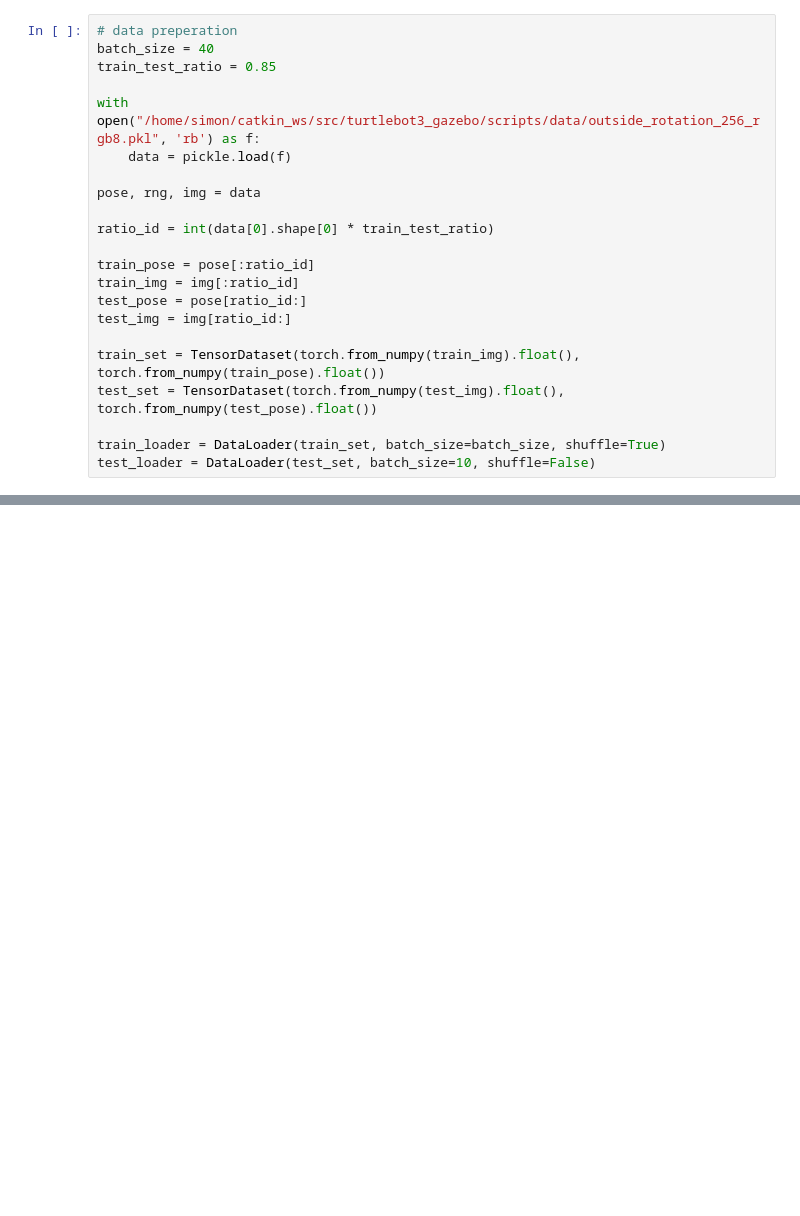
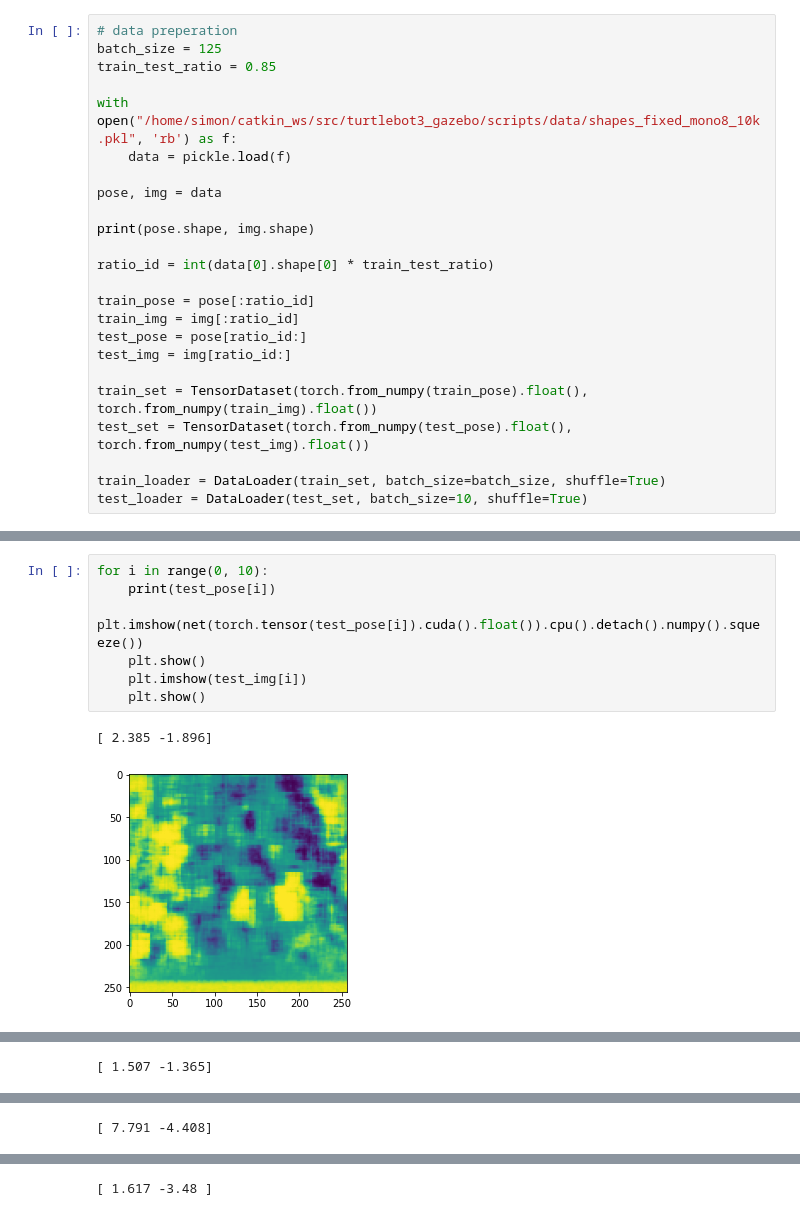
Before and after one commit to SimonWulp/ActiveInferenceRobotics, a Jupyter notebook: src/turtlebot3_gazebo/scripts/decoder_train.ipynb, the cells around one changed output, grey strips where cells are left out. Cells and saved outputs as stored; diff of their text form; blank space fills up the shorter version.

```diff
--- a/src/turtlebot3_gazebo/scripts/decoder_train.ipynb
+++ b/src/turtlebot3_gazebo/scripts/decoder_train.ipynb
@@ -9,13 +10,15 @@ import numpy as np
 import pickle
 # %%
 # data preperation
-batch_size = 40
+batch_size = 125
 train_test_ratio = 0.85
 
-with open("/home/simon/catkin_ws/src/turtlebot3_gazebo/scripts/data/outside_rotation_256_rgb8.pkl", 'rb') as f:
+with open("/home/simon/catkin_ws/src/turtlebot3_gazebo/scripts/data/shapes_fixed_mono8_10k.pkl", 'rb') as f:
     data = pickle.load(f)
 
-pose, rng, img = data
+pose, img = data
+
+print(pose.shape, img.shape)
 
 ratio_id = int(data[0].shape[0] * train_test_ratio)
 
@@ -24,8 +27,8 @@ train_img = img[:ratio_id]
 test_pose = pose[ratio_id:]
 test_img = img[ratio_id:]
 
-train_set = TensorDataset(torch.from_numpy(train_img).float(), torch.from_numpy(train_pose).float())
-test_set = TensorDataset(torch.from_numpy(test_img).float(), torch.from_numpy(test_pose).float())
+train_set = TensorDataset(torch.from_numpy(train_pose).float(), torch.from_numpy(train_img).float())
+test_set = TensorDataset(torch.from_numpy(test_pose).float(), torch.from_numpy(test_img).float())
 
 train_loader = DataLoader(train_set, batch_size=batch_size, shuffle=True)
-test_loader = DataLoader(test_set, batch_size=10, shuffle=False)
+test_loader = DataLoader(test_set, batch_size=10, shuffle=True)
@@ -115,0 +115,10 @@ Epoch loss: 5779.573188781738
+# %%
+for i in range(0, 10):
+    print(test_pose[i])
+    plt.imshow(net(torch.tensor(test_pose[i]).cuda().float()).cpu().detach().numpy().squeeze())
+    plt.show()
+    plt.imshow(test_img[i])
+    plt.show()
+# %% [output]
+[ 2.385 -1.896]
+[figure, added]
@@ -115,0 +126 @@ Epoch loss: 5779.573188781738
+[ 1.507 -1.365]
@@ -115,0 +129 @@ Epoch loss: 5779.573188781738
+[ 7.791 -4.408]
@@ -115,0 +132 @@ Epoch loss: 5779.573188781738
+[ 1.617 -3.48 ]
```
Also changed, not shown: parts of 11 cells of this notebook, 15 other files.
